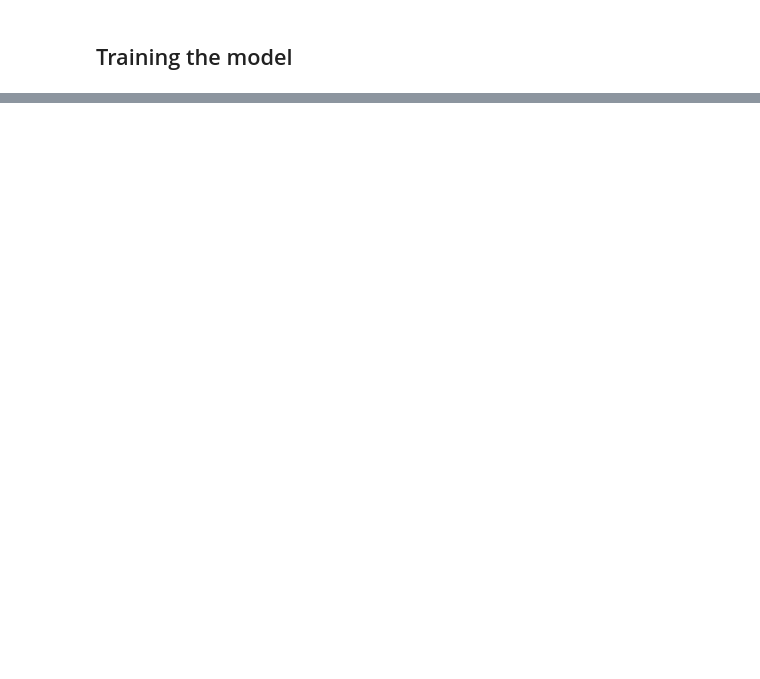
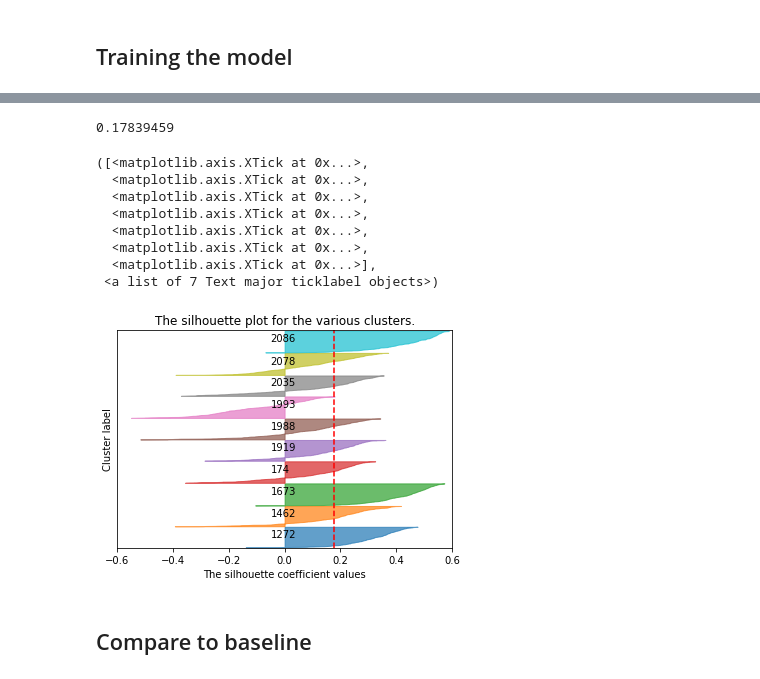
Before and after one commit to franciscojferrari/AUTOVC, a Jupyter notebook: speaker_encoder/experiments_speech.ipynb, the cells around one changed output, grey strips where cells are left out. Drawn from its saved outputs; the diff is of its cells as text; code cells hidden in the pictures; blank space fills up the shorter version.

```diff
--- a/speaker_encoder/experiments_speech.ipynb
+++ b/speaker_encoder/experiments_speech.ipynb
@@ -292,0 +426,77 @@ model.layers[0]
+# %%
+# Calculate the overall average silhouette score
+import sklearn
+silhouette_avg = sklearn.metrics.silhouette_score(np.array(embeddings),  labels)
+# %%
+silhouette_avg
+# %% [output]
+0.17839459
+# %%
+# Find the score per data point, for plotting
+cluster_labels = np.array(labels)
+sample_silhouette_values = sklearn.metrics.silhouette_samples(np.array(embeddings),  cluster_labels)
+# %%
+# Convert the data to a dataframe for easier manipulation
+import pandas as pd
+df = pd.DataFrame(columns=["label", "score"])
+df["label"] = labels
+df["score"] = sample_silhouette_values
+# %%
+import matplotlib.cm as cm
+
+nr_clusters = len(list(np.unique(labels)))
+
+# Create a subplot with 1 row and 2 columns
+#fig, (ax1, ax2) = plt.subplots(1, 2)
+#fig.set_size_inches(18, 7)
+
+# The 1st subplot is the silhouette plot
+# The silhouette coefficient can range from -1, 1 but in this example all
+# lie within [-0.1, 1]
+plt.xlim([-0.6, 0.6])
+# The (n_clusters+1)*10 is for inserting blank space between silhouette
+# plots of individual clusters, to demarcate them clearly.
+plt.ylim([0, len(labels) + (nr_clusters + 1) * 10])
+
+colors = ['#1f77b4', '#ff7f0e', '#2ca02c', '#d62728', '#9467bd', '#8c564b', '#e377c2', '#7f7f7f', '#bcbd22', '#17becf']
+
+y_lower = 10
+for i, label in enumerate(np.unique(labels)):
+  # ith_cluster_silhouette_values = sample_silhouette_values[labels == label]
+  ith_cluster_silhouette_values = df[df["label"] == label]["score"]
+  size_cluster_i = ith_cluster_silhouette_values.shape[0]
+  ith_cluster_silhouette_values = ith_cluster_silhouette_values.sort_values()
+
+  y_upper = y_lower + size_cluster_i
+
+  #color = cm.nipy_spectral(float(i) / nr_clusters)
+  color = colors[i]
+  plt.fill_betweenx(np.arange(y_lower, y_upper), 0, ith_cluster_silhouette_values, facecolor=color, edgecolor=color, alpha=0.7)
+
+  # Label the silhouette plots with their cluster numbers at the middle
+  plt.text(-0.05, y_lower + 0.5 * size_cluster_i, str(label))
+
+  # Compute the new y_lower for next plot
+  y_lower = y_upper + 10  # 10 for the 0 samples
+
+plt.title("The silhouette plot for the various clusters.")
+plt.xlabel("The silhouette coefficient values")
+plt.ylabel("Cluster label")
+
+# The vertical line for average silhouette score of all the values
+plt.axvline(x=silhouette_avg, color="red", linestyle="--")
+
+plt.yticks([])  # Clear the yaxis labels / ticks
+plt.xticks([-0.6,-0.4,-0.2, 0, 0.2, 0.4, 0.6])
+# %% [output]
+([<matplotlib.axis.XTick at 0x...>,
+  <matplotlib.axis.XTick at 0x...>,
+  <matplotlib.axis.XTick at 0x...>,
+  <matplotlib.axis.XTick at 0x...>,
+  <matplotlib.axis.XTick at 0x...>,
+  <matplotlib.axis.XTick at 0x...>,
+  <matplotlib.axis.XTick at 0x...>],
+ <a list of 7 Text major ticklabel objects>)
+[figure, added]
+# %% [markdown]
+## Compare to baseline
```
Also changed, not shown: parts of 61 cells of this notebook.
